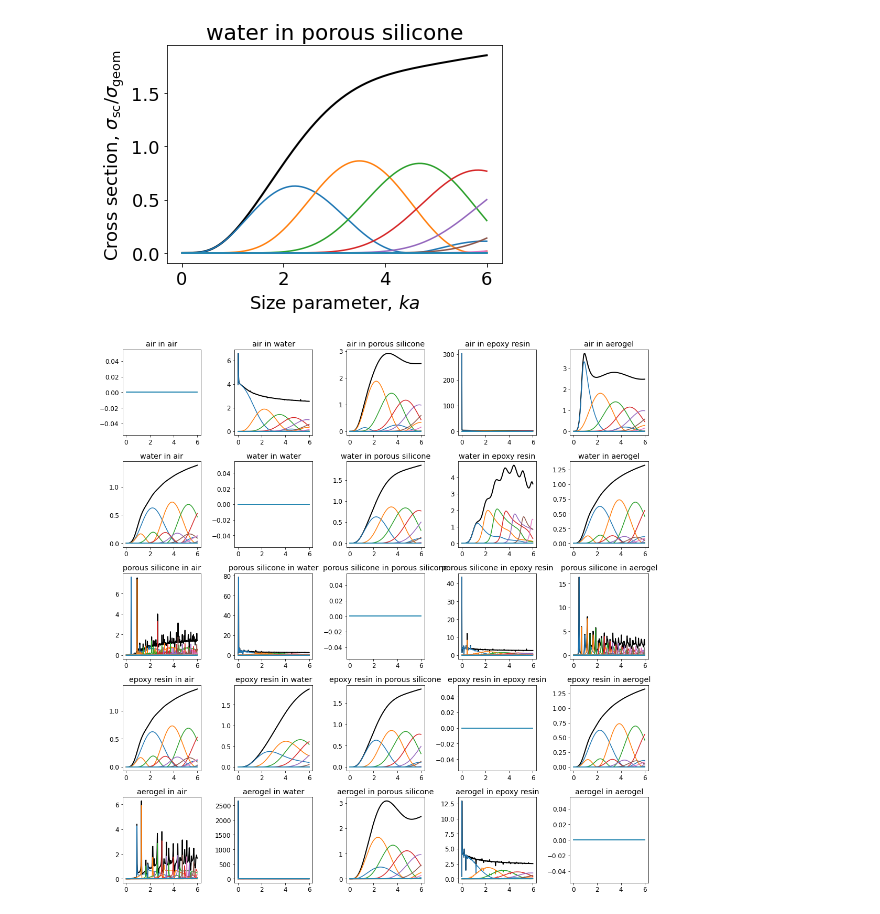
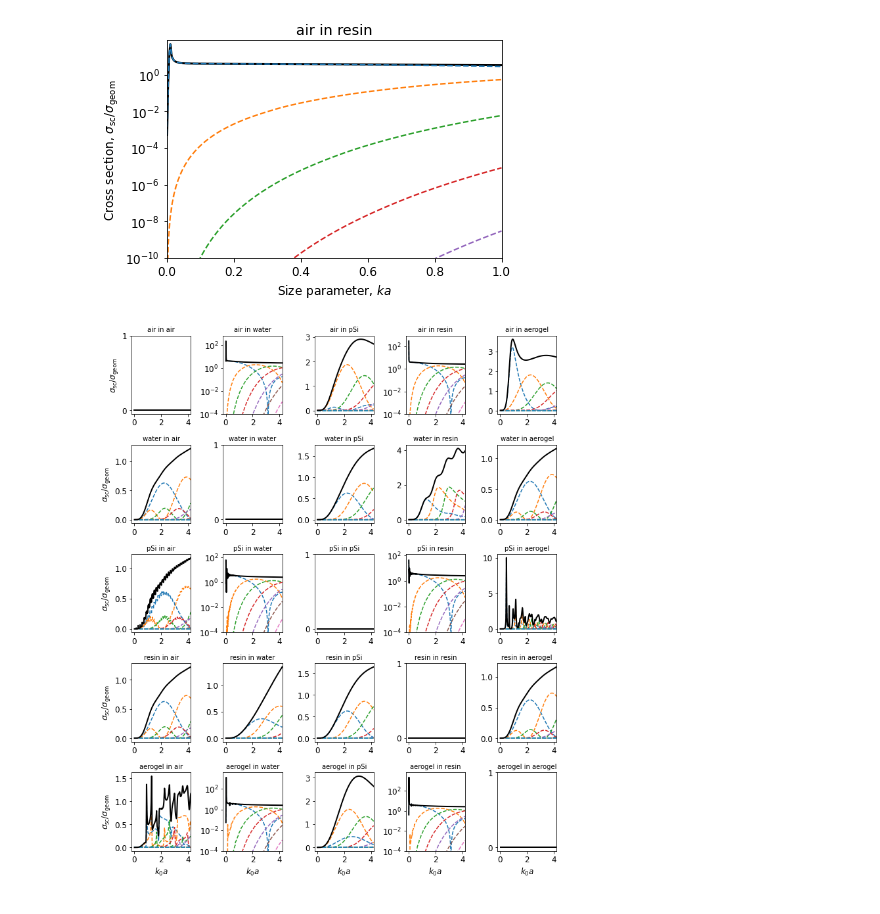
Before and after one commit to toftul/miepy, a Jupyter notebook: Mie_calc_acoustics.ipynb, the cells around one changed output. Drawn from its saved outputs; the diff is of its cells as text; code cells hidden in the pictures.

Commit message:
pretty plots for acoustic part

```diff
--- a/Mie_calc_acoustics.ipynb
+++ b/Mie_calc_acoustics.ipynb
@@ -33,5 +33,6 @@ a = np.linspace(0.01, stop=6, num=300)
 nmin = 0
 nmax = 10
 # %%
-plotSpectrum(k, a, rho1/rho0, beta1/beta0)
+delta = 0.01
+plotSpectrum(k, a, rho1/rho0 * (1 + 1j*delta), beta1/beta0 * (1 + 1j*delta))
 # %% [output]
@@ -54,8 +55,8 @@ prms_df
 | 4 | aerogel | 70.0000 | 100.0 |
 # %%
-def plotOneInAnother(k, a, particle_index, host_index, nmin=0, nmax=10):
-    rho_rel = density_array[particle_index] / density_array[host_index]
-    beta_rel = compressibility_array[particle_index] / compressibility_array[host_index]
+def plotOneInAnother(k, a, particle_index, host_index, nmin=0, nmax=10, delta=0.00):
+    rho_rel = density_array[particle_index] / density_array[host_index] * (1 + 1j*delta)
+    beta_rel = compressibility_array[particle_index] / compressibility_array[host_index] * (1 + 1j*delta)
 
     sigma_sc, multipoles = sigmaSc_func(k, a, rho_rel, beta_rel, nmin=nmin, nmax=nmax)
     sigma_geom = np.pi * a**2
@@ -66,18 +67,21 @@ def plotOneInAnother(k, a, particle_index, host_index, nmin=0, nmax=10):
     plt.title("{} in {}".format(material_name_array[particle_index], material_name_array[host_index]))
     plt.plot(a*k, Q_sc, lw=2, c="k")
     for n in range(nmin, nmax+1):
-        plt.plot(a*k, Q_multipoles[n])
+        plt.plot(a*k, Q_multipoles[n], '--')
     plt.xlabel("Size parameter, $ka$")
     plt.ylabel("Cross section, $\sigma_{\mathrm{sc}} / \sigma_{\mathrm{geom}}$")
-
+    plt.yscale('log')
+    plt.ylim(bottom=1e-10, top=np.max(Q_sc)*1.6)
+    plt.xlim(left=0, right=np.max(a*k))
     plt.show()
 # %%
-plotOneInAnother(k, a, 1, 2)
+a = np.linspace(0.001, stop=1, num=300)
+plotOneInAnother(k, a, 0, 3, delta=0.1)
 # %% [output]
-[figure, old version]
+[figure, new version]
 # %%
 k = 1
-a = np.linspace(0.01, stop=6, num=300)
+a = np.linspace(0.01, stop=4.2, num=800)
 
 nmin = 0
 nmax = 50
@@ -85,27 +89,56 @@ nmax = 50
 N = len(prms_df)
 rows, cols = N, N
 
+delta = 0.01
+
 
 fig, axs = plt.subplots(rows, cols)
-fig.set_figheight(15)
-fig.set_figwidth(15)
+fig.set_figheight(12)
+fig.set_figwidth(10)
 
 for i in range(N):
     for j in range(N):
         rho_rel = density_array[i] / density_array[j]
         beta_rel = compressibility_array[i] / compressibility_array[j]
+        if i != j:
+            rho_rel *= (1 + 1j*delta)
+            beta_rel *= (1 + 1j*delta)
 
         sigma_sc, multipoles = sigmaSc_func(k, a, rho_rel, beta_rel, nmin=nmin, nmax=nmax)
         sigma_geom = np.pi * a**2
         Q_sc = sigma_sc / sigma_geom
         Q_multipoles = multipoles / sigma_geom
 
+
+        for n in range(nmin, nmax+1):
+            if (i == 0) & (j == 0):
+                if n < 7:
+                    axs[i, j].plot(a*k, Q_multipoles[n], '--', label='n={}'.format(n))
+                else:
+                    axs[i, j].plot(a*k, Q_multipoles[n], '--')
+            else:
+                axs[i, j].plot(a*k, Q_multipoles[n], '--')
         axs[i, j].plot(a*k, Q_sc, lw=2, c="k")
-        for n in range(nmin, nmax+1):
-            axs[i, j].plot(a*k, Q_multipoles[n])
-        axs[i, j].set_title("{} in {}".format(material_name_array[i], material_name_array[j]))
+        axs[i, j].set_title("{} in {}".format(material_name_array[i], material_name_array[j]), fontsize=10)
+        axs[i, j].set_xlim(left=-0.2, right=np.max(a*k))
+        #if (i==0) & (j==0):
+            # axs[i, j].legend(bbox_to_anchor=(0., 1.02, 1., .102), loc=3, ncol=8)
+        if i == j:
+            axs[i, j].set_ylim((-0.05, 1))
+            axs[i, j].set_yticks([0, 1])
+        axs[i, j].set_xticks([0, 2, 4])
+        if np.max(Q_sc) > 15:
+            axs[i, j].set_yscale('log')
+            axs[i, j].set_ylim(bottom=1e-4, top=np.max(Q_sc)*3)
+        if i == N-1:
+            axs[i, j].set_xlabel("$k_0 a$")
+        if j == 0:
+            axs[i, j].set_ylabel("$\sigma_{\mathrm{sc}} / \sigma_{\mathrm{geom}}$")
+
+
         #axs[i, j].set_title("{} in {}".format(i, j))
 
 fig.tight_layout()
+fig.savefig('all_cross_sections.svg')
 # %% [output]
-[figure, old version]
+[figure, new version]
```
Also changed, not shown: parts of 3 cells of this notebook, 6 other files.
